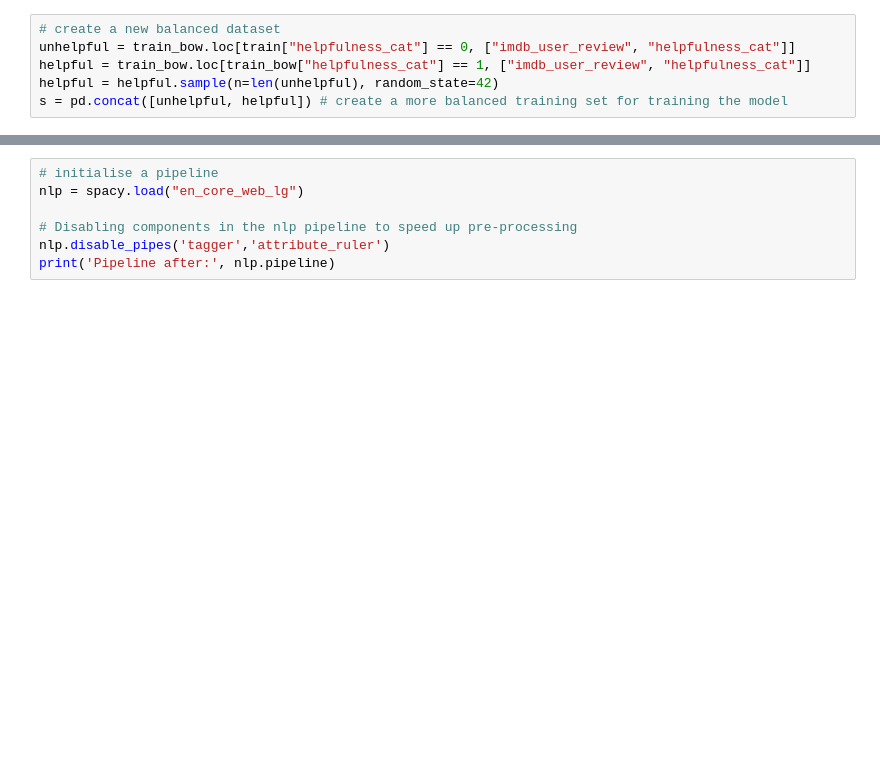
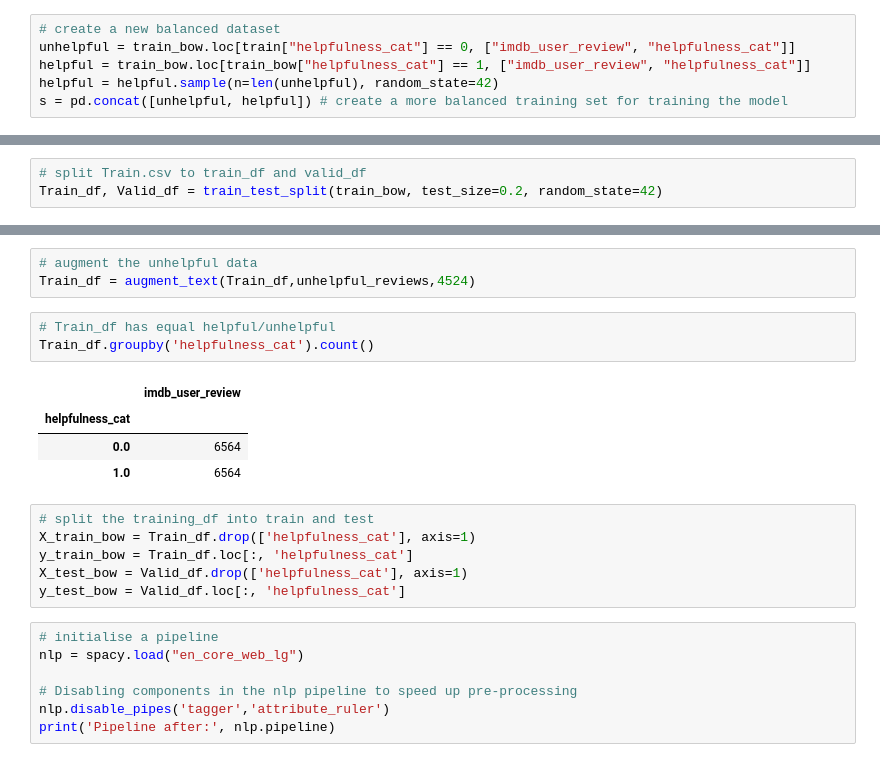
Before and after one commit to happysoymilk/movie-review-classifier, a Jupyter notebook: NLP_FCP_merge.ipynb, the cells around one changed output, grey strips where cells are left out. Saved outputs shown, nothing was run; the diff lists cells and outputs as text; blank space fills up the shorter version.

```diff
--- a/NLP_FCP_merge.ipynb
+++ b/NLP_FCP_merge.ipynb
@@ -1040,0 +1019,3 @@ import pandas as pd
+# %%
+# split Train.csv to train_df and valid_df
+Train_df, Valid_df = train_test_split(train_bow, test_size=0.2, random_state=42)
@@ -1041,3 +1031,20 @@ import pandas as pd
+# %%
+# augment the unhelpful data
+Train_df = augment_text(Train_df,unhelpful_reviews,4524)
+# %%
+# Train_df has equal helpful/unhelpful
+Train_df.groupby('helpfulness_cat').count()
+# %% [output]
+|  | imdb_user_review |
+| helpfulness_cat |  |
+| 0.0 | 6564 |
+| 1.0 | 6564 |
+# %%
+# split the training_df into train and test
+X_train_bow = Train_df.drop(['helpfulness_cat'], axis=1)
+y_train_bow = Train_df.loc[:, 'helpfulness_cat']
+X_test_bow = Valid_df.drop(['helpfulness_cat'], axis=1)
+y_test_bow = Valid_df.loc[:, 'helpfulness_cat']
 # %%
 # initialise a pipeline
 nlp = spacy.load("en_core_web_lg")
```
Also changed, not shown: parts of 17 cells of this notebook, 6 other files.
